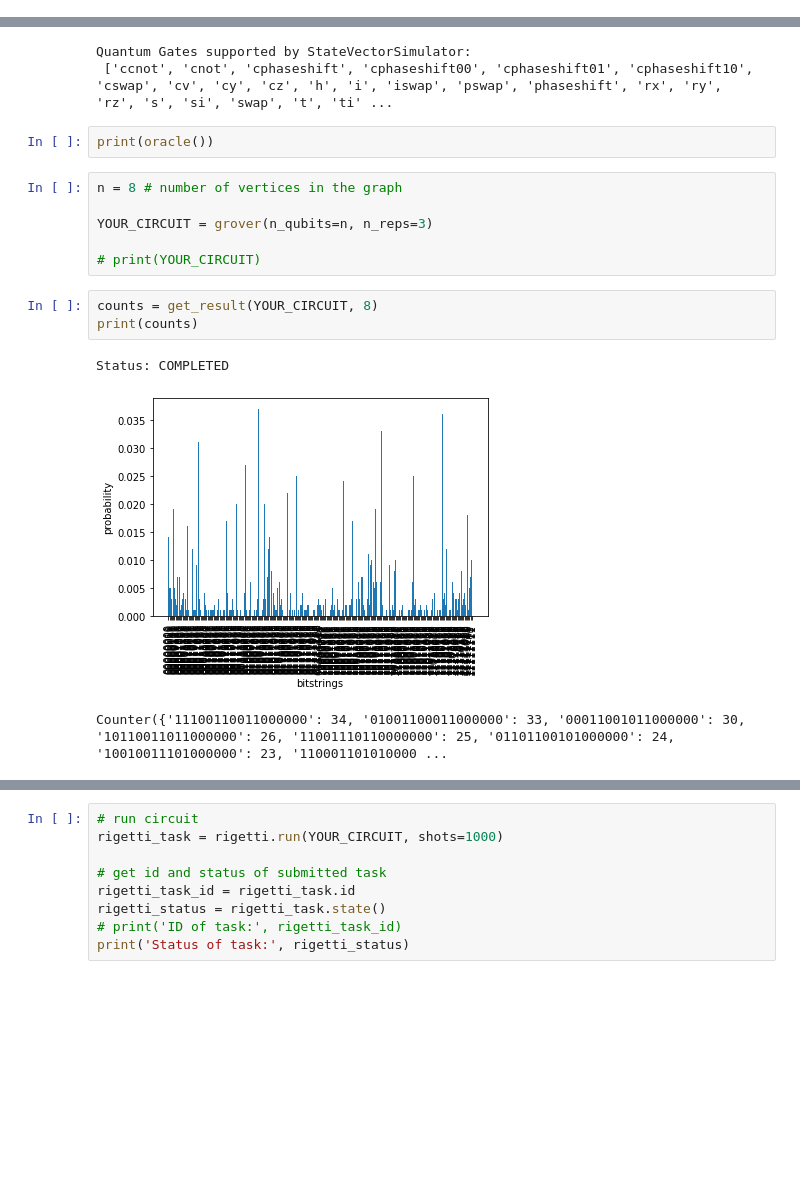
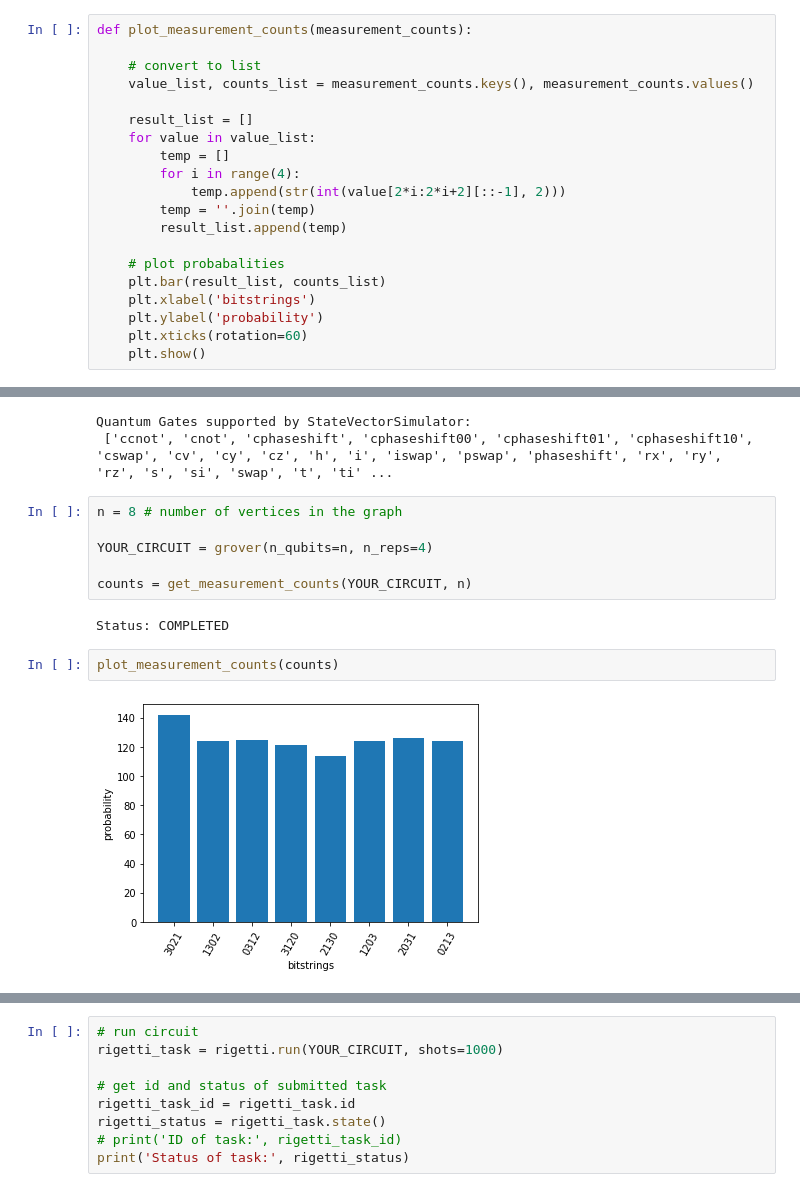
Before and after one commit to BStar14/hamiltonian-path-search-by-grover, a Jupyter notebook: _grover.ipynb, the cells around one changed output, grey strips where cells are left out. Cells and saved outputs as stored; diff of their text form; blank space fills up the shorter version.

```diff
--- a/_grover.ipynb
+++ b/_grover.ipynb
@@ -289,3 +271,23 @@ def get_result(circ, n_qubits):
+# %%
+def plot_measurement_counts(measurement_counts):
+
+    # convert to list
+    value_list, counts_list = measurement_counts.keys(), measurement_counts.values()
+
+    result_list = []
+    for value in value_list:
+        temp = []
+        for i in range(4):
+            temp.append(str(int(value[2*i:2*i+2][::-1], 2)))
+        temp = ''.join(temp)
+        result_list.append(temp)
+
+    # plot probabalities
+    plt.bar(result_list, counts_list)
+    plt.xlabel('bitstrings')
+    plt.ylabel('probability')
+    plt.xticks(rotation=60)
+    plt.show()
 # %%
 # Set up the cloud-based simulator
 # device = AwsDevice("arn:aws:braket:::device/quantum-simulator/amazon/sv1")
@@ -304,21 +306,18 @@ print('Quantum Gates supported by {}:\n {}'.format(device_name, device_operation
 # %% [output]
 Quantum Gates supported by StateVectorSimulator:
  ['ccnot', 'cnot', 'cphaseshift', 'cphaseshift00', 'cphaseshift01', 'cphaseshift10', 'cswap', 'cv', 'cy', 'cz', 'h', 'i', 'iswap', 'pswap', 'phaseshift', 'rx', 'ry', 'rz', 's', 'si', 'swap', 't', 'ti' ...
-# %%
-print(oracle())
 # %%
 n = 8 # number of vertices in the graph
 
-YOUR_CIRCUIT = grover(n_qubits=n, n_reps=3)
+YOUR_CIRCUIT = grover(n_qubits=n, n_reps=4)
 
-# print(YOUR_CIRCUIT)
+counts = get_measurement_counts(YOUR_CIRCUIT, n)
+# %% [output]
+Status: COMPLETED
-# %%
-counts = get_result(YOUR_CIRCUIT, 8)
-print(counts)
-# %% [output]
-Status: COMPLETED
-[figure, removed]
-Counter({'11100110011000000': 34, '01001100011000000': 33, '00011001011000000': 30, '10110011011000000': 26, '11001110110000000': 25, '01101100101000000': 24, '10010011101000000': 23, '110001101010000 ...
+# %%
+plot_measurement_counts(counts)
+# %% [output]
+[figure, added]
 # %%
 from braket.aws import AwsDevice, AwsQuantumTask
 # set up device
```
Also changed, not shown: parts of 5 cells of this notebook.
